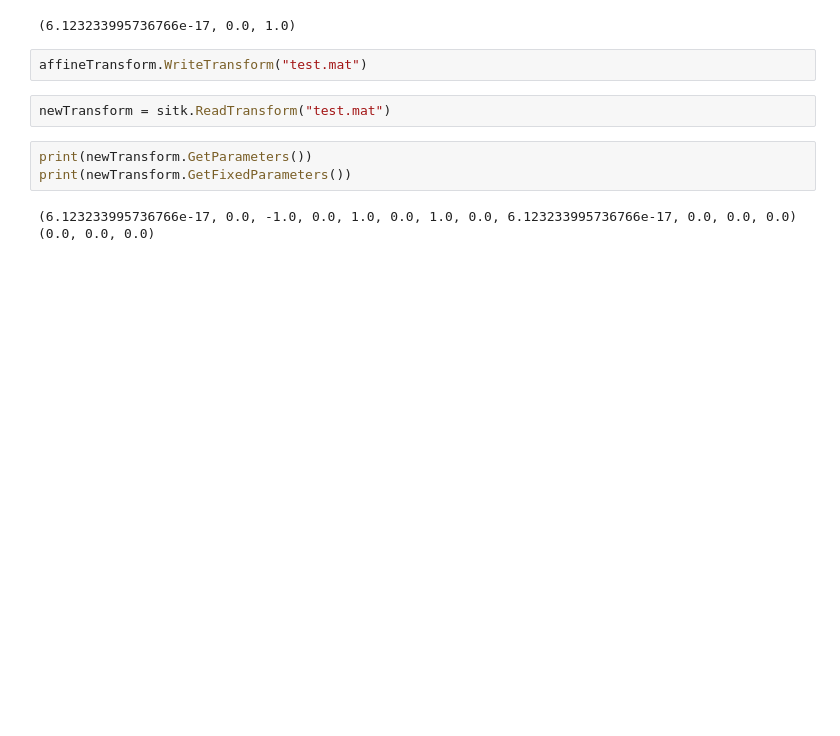
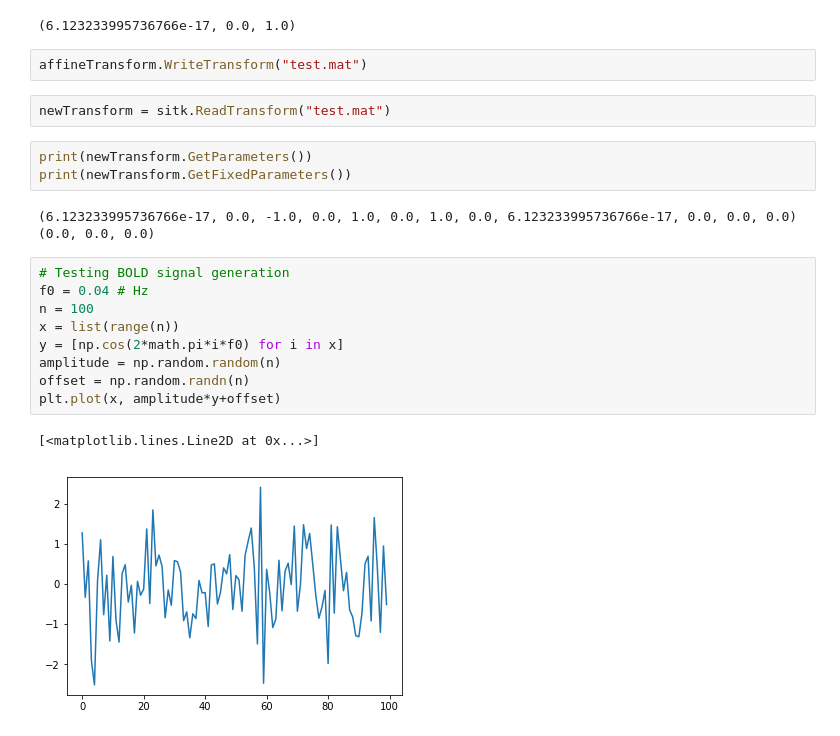
Before and after one commit to jmschabdach/SPECTr, a Jupyter notebook: sandbox.ipynb, the cells around one changed output. Saved outputs shown, nothing was run; the diff lists cells and outputs as text; blank space fills up the shorter version.

Commit message:
adding code for generating signals and noise

```diff
--- a/sandbox.ipynb
+++ b/sandbox.ipynb
@@ -146,3 +155,15 @@ print(newTransform.GetFixedParameters())
 # %% [output]
 (6.123233995736766e-17, 0.0, -1.0, 0.0, 1.0, 0.0, 1.0, 0.0, 6.123233995736766e-17, 0.0, 0.0, 0.0)
 (0.0, 0.0, 0.0)
+# %%
+# Testing BOLD signal generation
+f0 = 0.04 # Hz
+n = 100
+x = list(range(n))
+y = [np.cos(2*math.pi*i*f0) for i in x]
+amplitude = np.random.random(n)
+offset = np.random.randn(n)
+plt.plot(x, amplitude*y+offset)
+# %% [output]
+[<matplotlib.lines.Line2D at 0x...>]
+[figure, added]
```
Also changed, not shown: parts of 14 cells of this notebook, 6 other files.
